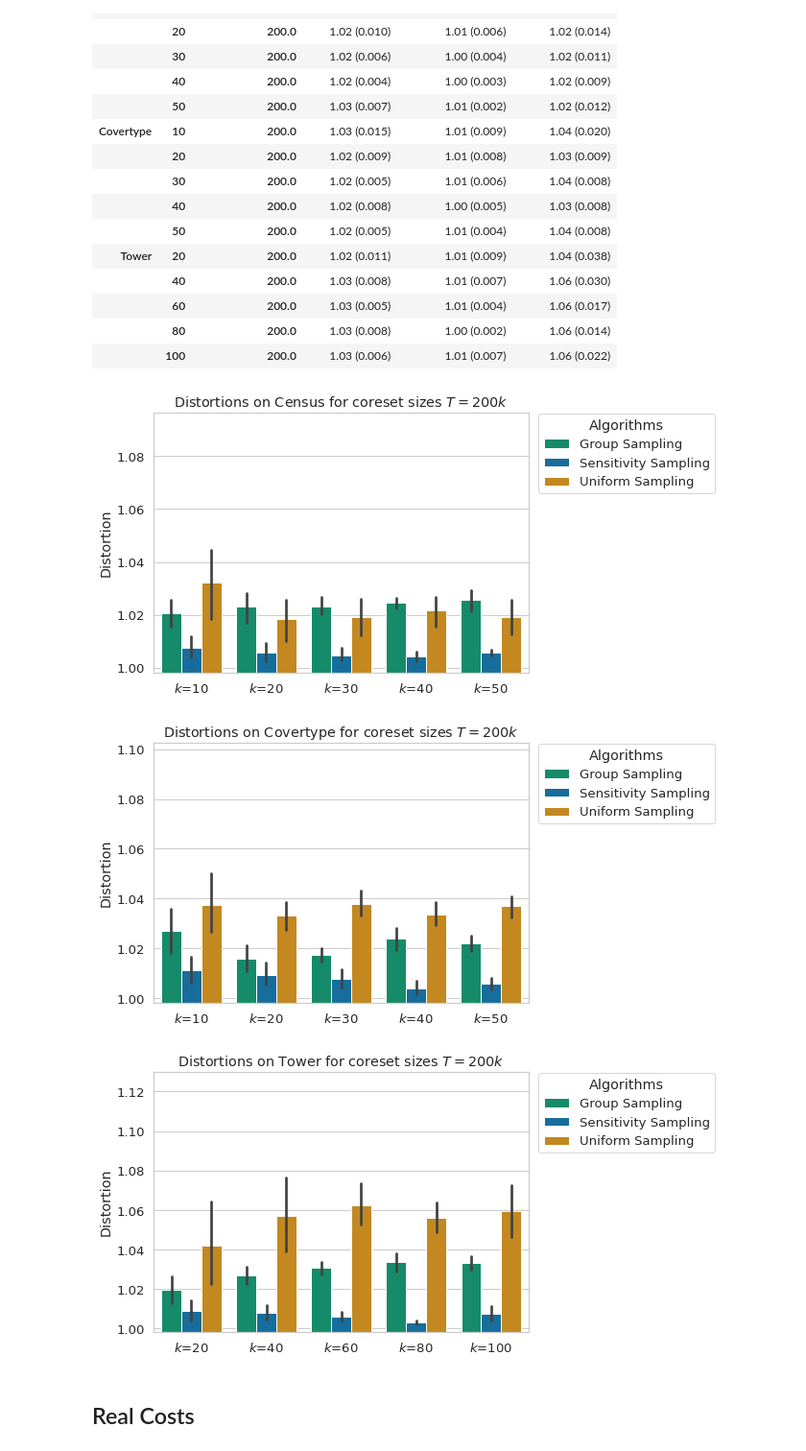
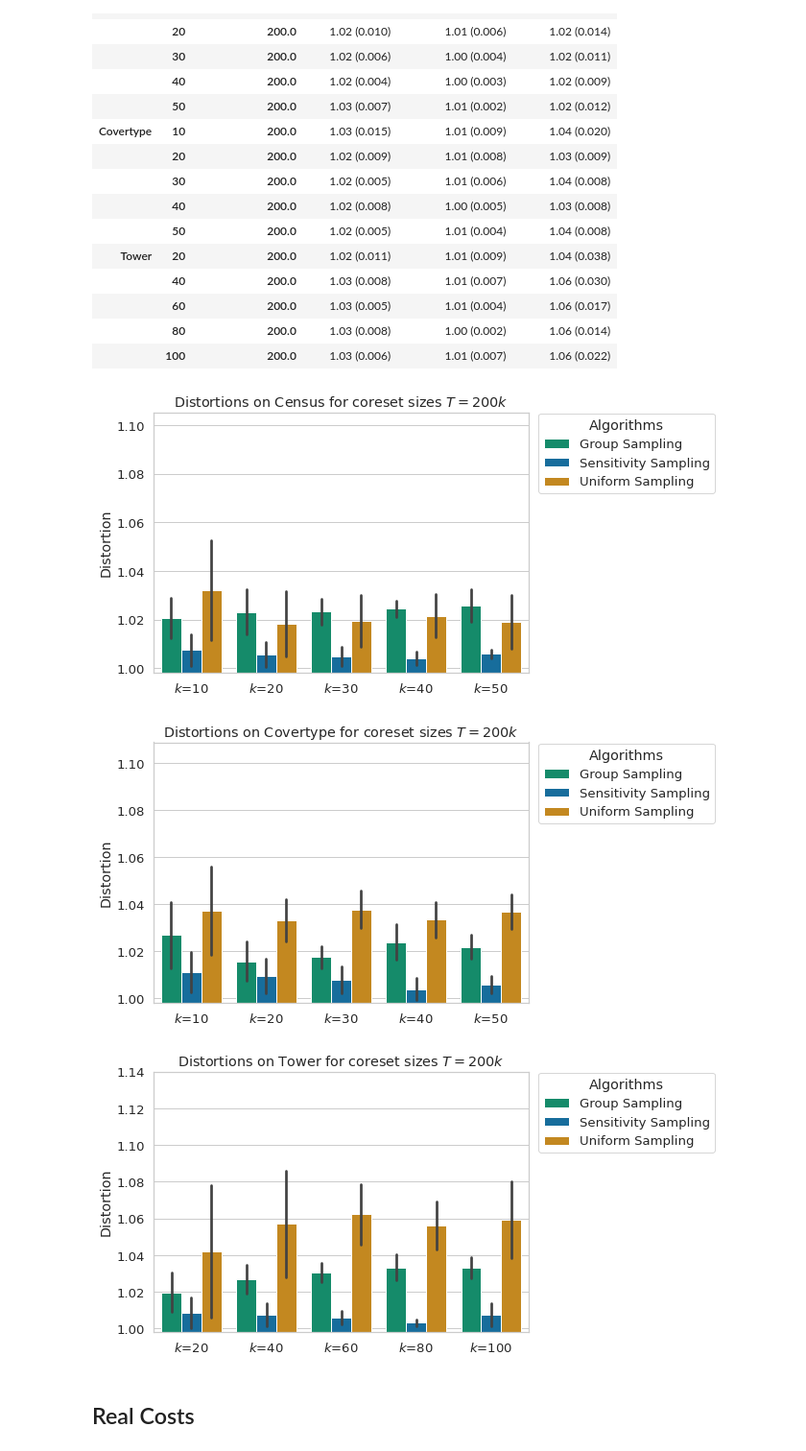
Before and after one commit to sheikhomar/yace-rw, a Jupyter notebook: notebooks/01-results.ipynb, the cells around one changed output. Shown at 96% size. Saved outputs shown, nothing was run; the diff lists cells and outputs as text; code cells hidden in the pictures.

```diff
--- a/notebooks/01-results.ipynb
+++ b/notebooks/01-results.ipynb
@@ -197,31 +197,31 @@ algorithms = ['Sensitivity Sampling', 'Uniform Sampling', 'Group Sampling']
 algorithm_colors = {algo: colors[i] for i, algo in enumerate(algorithms)}
 df_cost_data["k_formatted"] = "$k$=" + df_cost_data["k"].astype(str)
 df_aggr_costs["k_formatted"] = "$k$=" + df_aggr_costs["k"].astype(str)
-# %%
-coreset_size_factors = df_cost_data["coreset_size_factor"].unique()
-data_sets = np.sort(df_cost_data["dataset"].unique())
-
-forward = lambda x: x**(1/10)
-inverse = lambda x: x**10
-
-with sns.plotting_context("notebook", font_scale=1.2):
-    for j, data_set in enumerate(data_sets):
-        fig, ax = plt.subplots(figsize=(7, 5))
-        f2 = df_cost_data["dataset"] == data_set
-        df_filtered = df_cost_data[f2].copy()
-        df_filtered.sort_values(by=["k", "algorithm"], inplace=True)
-        sns.barplot(data=df_filtered, x="k_formatted", y="distortion", hue="algorithm", ax=ax, palette=algorithm_colors)
-        ax.set_title(f"Distortions on {data_set} for coreset sizes $T=200k$")
-        ax.set_ylabel(f"Distortion")
-        ax.set_xlabel("")
-        ax.set_ylim(bottom= 0.998)
-
-        ax.legend(title='Algorithms', bbox_to_anchor=(1.01, 1.02), loc='upper left')
-        # fig.savefig(f"figures/plot-distortions-{data_set.lower()}.pdf", bbox_inches="tight")
-# %% [output]
-[figure, removed]
-[figure, removed]
-[figure, removed]
+# %%
+coreset_size_factors = df_cost_data["coreset_size_factor"].unique()
+data_sets = np.sort(df_cost_data["dataset"].unique())
+
+forward = lambda x: x**(1/10)
+inverse = lambda x: x**10
+
+with sns.plotting_context("notebook", font_scale=1.2):
+    for j, data_set in enumerate(data_sets):
+        fig, ax = plt.subplots(figsize=(7, 5))
+        f2 = df_cost_data["dataset"] == data_set
+        df_filtered = df_cost_data[f2].copy()
+        df_filtered.sort_values(by=["k", "algorithm"], inplace=True)
+        sns.barplot(data=df_filtered, x="k_formatted", y="distortion", hue="algorithm", ci="sd", ax=ax, palette=algorithm_colors)
+        ax.set_title(f"Distortions on {data_set} for coreset sizes $T=200k$")
+        ax.set_ylabel(f"Distortion")
+        ax.set_xlabel("")
+        ax.set_ylim(bottom= 0.998)
+
+        ax.legend(title='Algorithms', bbox_to_anchor=(1.01, 1.02), loc='upper left')
+        fig.savefig(f"figures/plot-distortions-{data_set.lower()}.pdf", bbox_inches="tight")
+# %% [output]
+[figure, added]
+[figure, added]
+[figure, added]
 # %% [markdown]
 ## Real Costs
 # %%
```
Also changed, not shown: parts of 6 cells of this notebook.
